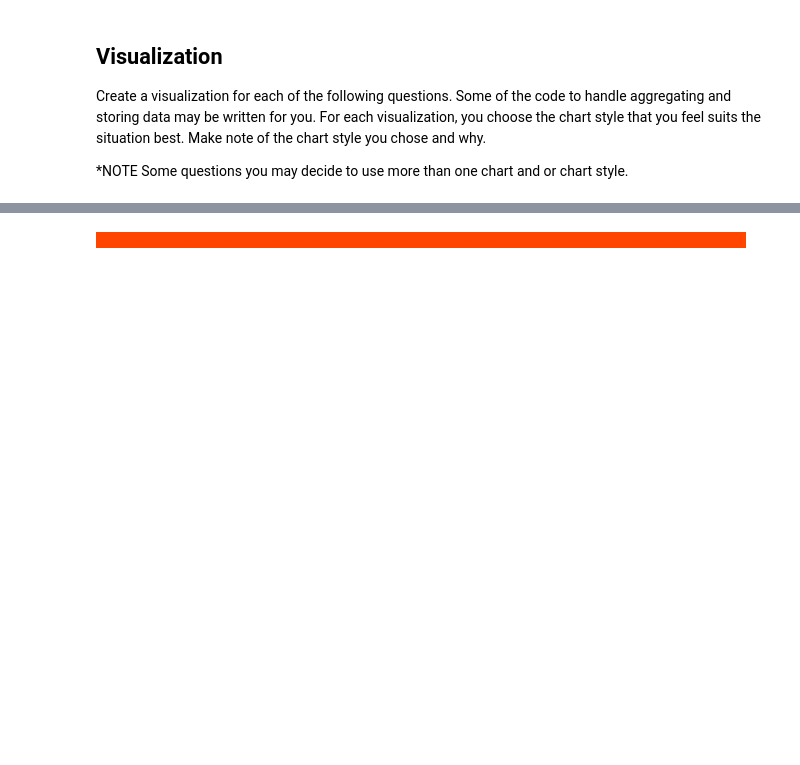
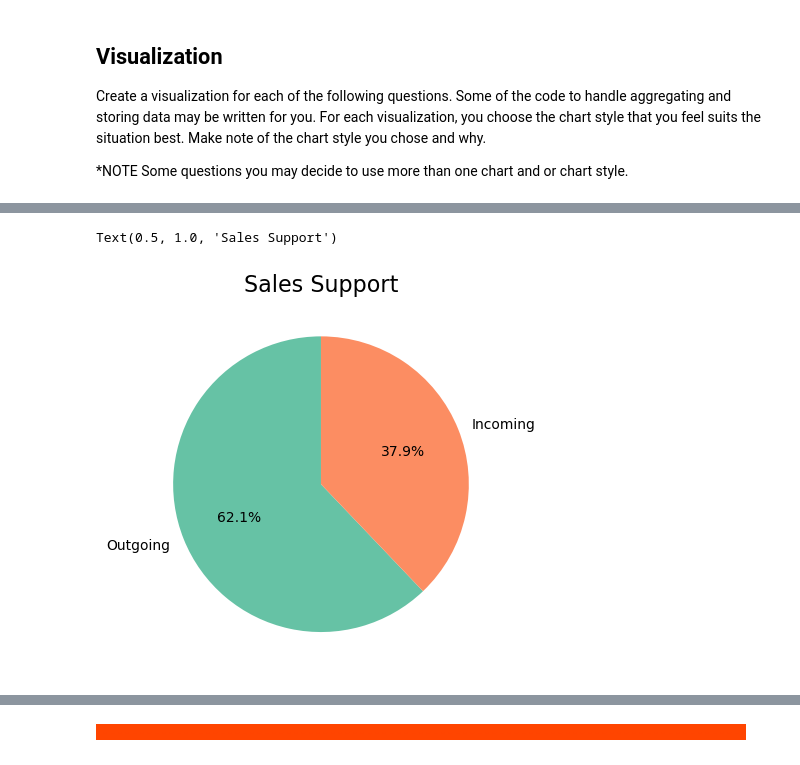
Before and after one commit to Sne0Ch/call-center-cleanup-assignment, a Jupyter notebook: Call_Center_Cleanup.ipynb, the cells around one changed output, grey strips where cells are left out. Cells and saved outputs as stored; diff of their text form; code cells hidden in the pictures; blank space fills up the shorter version.

```diff
--- a/Call_Center_Cleanup.ipynb
+++ b/Call_Center_Cleanup.ipynb
@@ -495,0 +674,7 @@ product_support = purpose_counts["Product Support"].to_dict()
+# %%
+plt.pie(sales_support.values(), labels = sales_support.keys(),
+        startangle=90, autopct='%.1f%%', colors=plt.cm.Set2.colors)
+plt.title("Sales Support" , fontsize=16)
+# %% [output]
+Text(0.5, 1.0, 'Sales Support')
+[figure, added]
```
Also changed, not shown: parts of 76 cells of this notebook.
